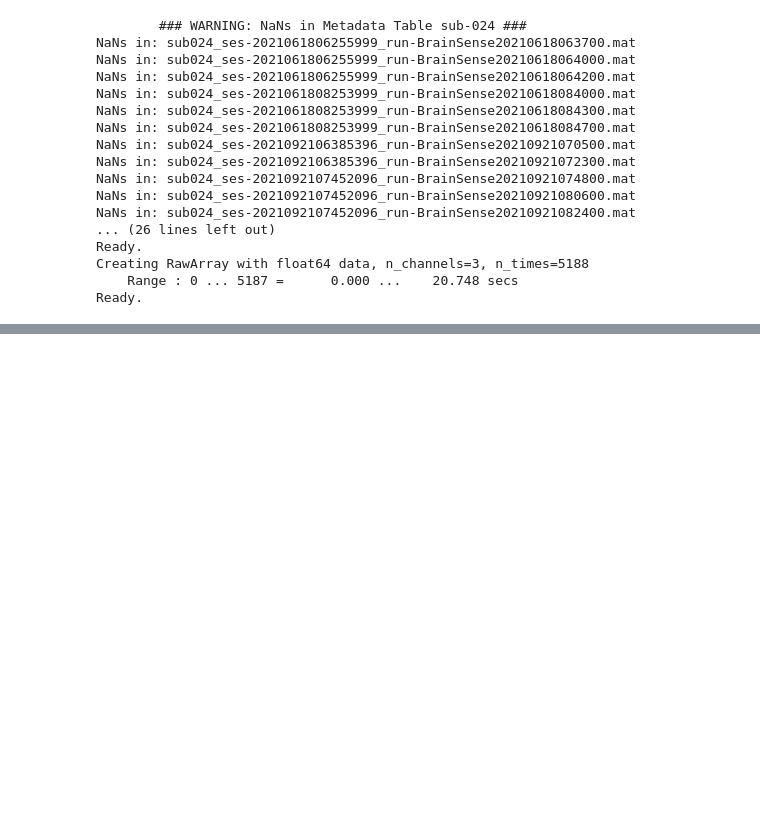
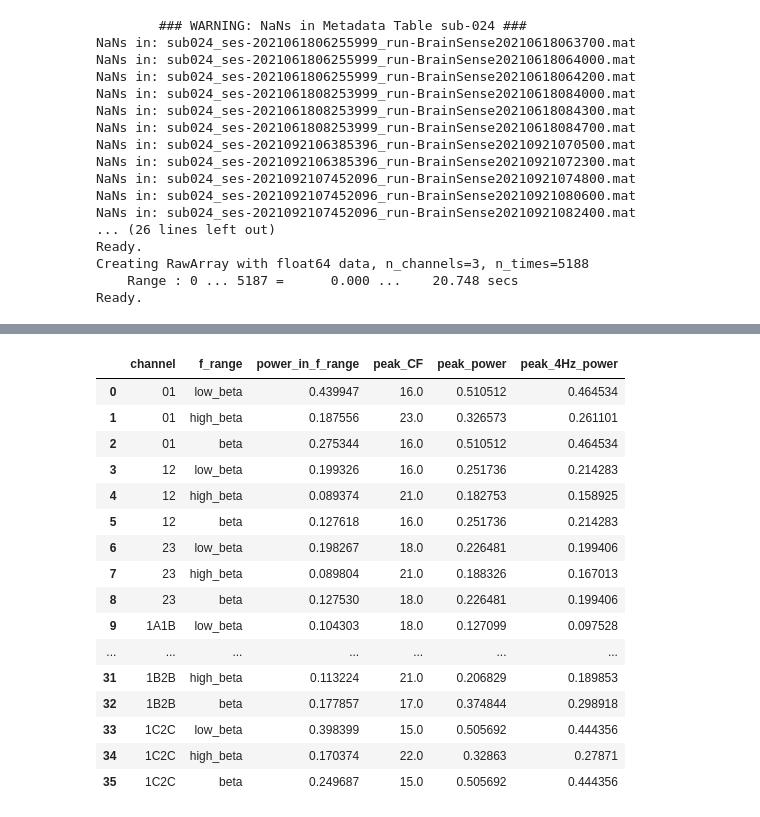
Before and after one commit to richardkoehler/Beta_profile, a Jupyter notebook: notebooks/beta_preprocessing.ipynb, the cells around one changed output, grey strips where cells are left out. Saved outputs shown, nothing was run; the diff lists cells and outputs as text; code cells hidden in the pictures; blank space fills up the shorter version.

Commit message:
beta profile script

```diff
--- a/notebooks/beta_preprocessing.ipynb
+++ b/notebooks/beta_preprocessing.ipynb
@@ -192,0 +197,7 @@ structured_signals
+# %%
+beta_profile = tfr.main_tfr(
+    sub="024",
+    session="fu12m",
+    condition="m0s0",
+    hemisphere="Right"
+)
@@ -192,0 +222,21 @@ structured_signals
+# %%
+# freq range info: peak CF, peak power, average in f band
+beta_profile[0]
+# %% [output]
+|  | channel | f_range | power_in_f_range | peak_CF | peak_power | peak_4Hz_power |
+| 0 | 01 | low_beta | 0.439947 | 16.0 | 0.510512 | 0.464534 |
+| 1 | 01 | high_beta | 0.187556 | 23.0 | 0.326573 | 0.261101 |
+| 2 | 01 | beta | 0.275344 | 16.0 | 0.510512 | 0.464534 |
+| 3 | 12 | low_beta | 0.199326 | 16.0 | 0.251736 | 0.214283 |
+| 4 | 12 | high_beta | 0.089374 | 21.0 | 0.182753 | 0.158925 |
+| 5 | 12 | beta | 0.127618 | 16.0 | 0.251736 | 0.214283 |
+| 6 | 23 | low_beta | 0.198267 | 18.0 | 0.226481 | 0.199406 |
+| 7 | 23 | high_beta | 0.089804 | 21.0 | 0.188326 | 0.167013 |
+| 8 | 23 | beta | 0.127530 | 18.0 | 0.226481 | 0.199406 |
+| 9 | 1A1B | low_beta | 0.104303 | 18.0 | 0.127099 | 0.097528 |
+| ... | ... | ... | ... | ... | ... | ... |
+| 31 | 1B2B | high_beta | 0.113224 | 21.0 | 0.206829 | 0.189853 |
+| 32 | 1B2B | beta | 0.177857 | 17.0 | 0.374844 | 0.298918 |
+| 33 | 1C2C | low_beta | 0.398399 | 15.0 | 0.505692 | 0.444356 |
+| 34 | 1C2C | high_beta | 0.170374 | 22.0 | 0.32863 | 0.27871 |
+| 35 | 1C2C | beta | 0.249687 | 15.0 | 0.505692 | 0.444356 |
```
Also changed, not shown: parts of 7 cells of this notebook, 5 other files.
